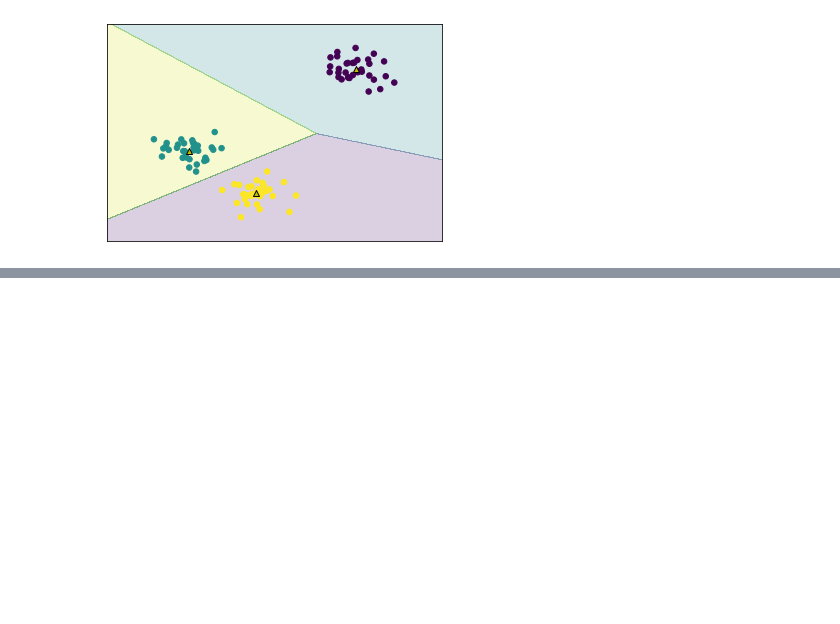
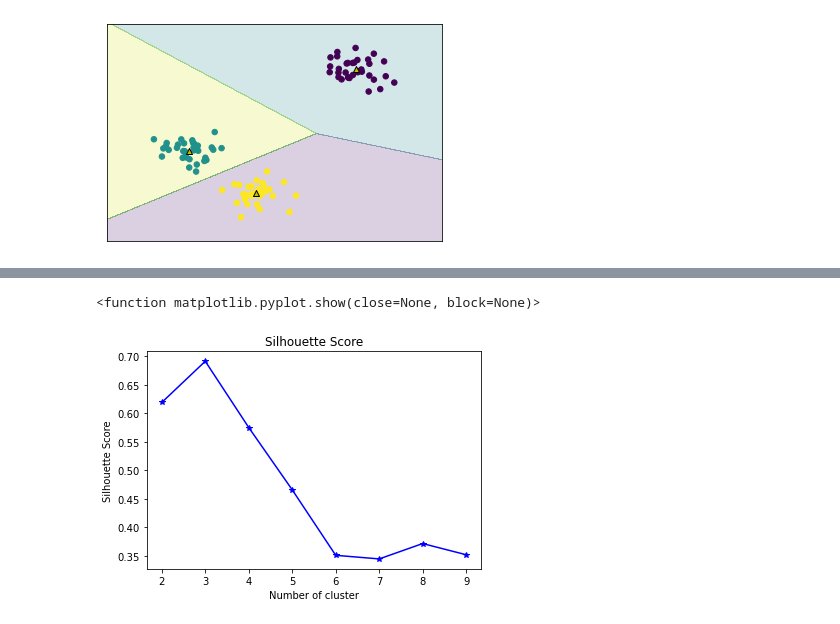
Before and after one commit to limweipin/mlpy_nov2021, a Jupyter notebook: day_3.ipynb, the cells around one changed output, grey strips where cells are left out. Drawn from its saved outputs; the diff is of its cells as text; code cells hidden in the pictures; blank space fills up the shorter version.

```diff
--- a/day_3.ipynb
+++ b/day_3.ipynb
@@ -905,0 +916,16 @@ plt.show
+# %%
+# Using Silhouette score to find the optimum number of clusters
+from sklearn.metrics import silhouette_score
+sscores = []
+for k in range(2, 10):
+    km = KMeans(n_clusters=k).fit(X)
+    sscores.append(silhouette_score(X, km.labels_))
+
+plt.plot(range(2, 10), sscores, 'b*-')
+plt.xlabel('Number of cluster')
+plt.ylabel('Silhouette Score')
+plt.title('Silhouette Score')
+plt.show
+# %% [output]
+<function matplotlib.pyplot.show(close=None, block=None)>
+[figure, added]
```
Also changed, not shown: parts of 10 cells of this notebook.
